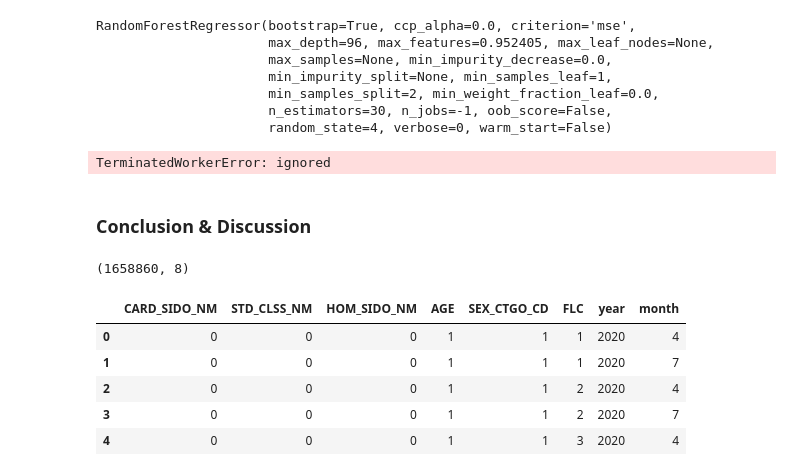
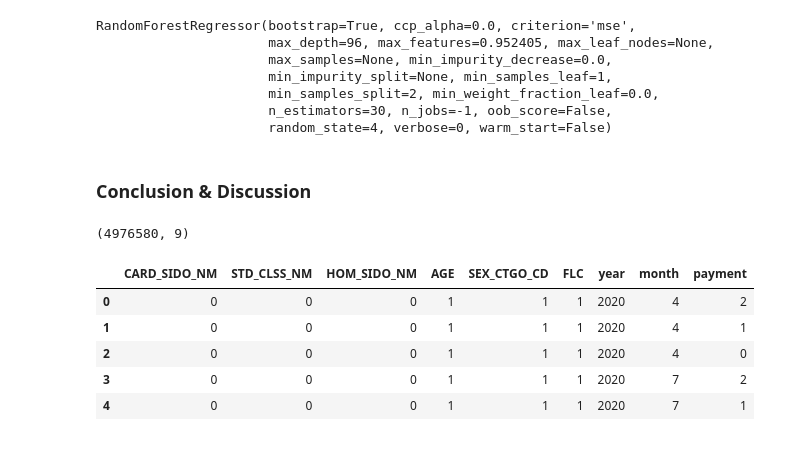
Before and after one commit to kim-bo-saeng/dacon_jeju, a Jupyter notebook: jeju_data_analysis.ipynb, the cells around one changed output. Drawn from its saved outputs; the diff is of its cells as text; code cells hidden in the pictures.

```diff
--- a/jeju_data_analysis.ipynb
+++ b/jeju_data_analysis.ipynb
@@ -40,9 +57,9 @@ row_data.tail()
 | 24697791 | 202003 | 충북 | 충주시 | 휴양콘도 운영업 | 충북 | 충주시 | 60s | 1 | ... |
 # %%
 # 소비자동향지수 데이터 추가
-customer_index = pd.read_excel('/gdrive/My Drive/data_analysis/jeju/customer_index.xls', index_col=0)
-customer_index = customer_index.T.reset_index().rename(columns = {'index' : 'REG_YYMM'})
+#customer_index = pd.read_excel('/gdrive/My Drive/data_analysis/jeju/customer_index.xls', index_col=0)
+#customer_index = customer_index.T.reset_index().rename(columns = {'index' : 'REG_YYMM'})
 
-row_data = row_data.merge(customer_index, how = 'left', on = ['REG_YYMM'])
-row_data['Consumer_sentiment_index'] = row_data['Consumer_sentiment_index'].astype(int)
-row_data.tail()
+#row_data = row_data.merge(customer_index, how = 'left', on = ['REG_YYMM'])
+#row_data['Consumer_sentiment_index'] = row_data['Consumer_sentiment_index'].astype(int)
+#row_data.tail()
@@ -83,7 +93,7 @@ data.tail()
 df = data.copy()
 df = df.drop(['CARD_CCG_NM', 'HOM_CCG_NM'], axis = 1)
 
-columns = ['CARD_SIDO_NM', 'STD_CLSS_NM', 'HOM_SIDO_NM',	'AGE',	'SEX_CTGO_CD',	'FLC',	'Consumer_sentiment_index','year',	'month']
+columns = ['CARD_SIDO_NM', 'STD_CLSS_NM', 'HOM_SIDO_NM',	'AGE',	'SEX_CTGO_CD',	'FLC', 'year',	'month']
 df = df.groupby(columns).sum().reset_index(drop=False)
 
 print(df.info())
@@ -117,0 +127,7 @@ None
+# %%
+# 결제고객수와 결제건수의 차이를 비교한 컬럼을 생성
+
+df.loc[df['CSTMR_CNT'] > df['CNT'], 'payment'] = "결제취소"
+df.loc[df['CSTMR_CNT'] == df['CNT'], 'payment'] = "일반결제"
+df.loc[df['CSTMR_CNT'] < df['CNT'], 'payment'] = "여러번결제"
+df.info()
@@ -326,43 +380,43 @@ score = mean_squared_log_error(train_num['AMT'], y_predict)
 score = np.sqrt(score)
 
 score
-# %% [output]
-TerminatedWorkerError: ignored
 # %% [markdown]
 ### Conclusion & Discussion
 # %%
 # 예측 템플릿 만들기
 CARD_SIDO_NMs = df_num['CARD_SIDO_NM'].unique()
 STD_CLSS_NMs  = df_num['STD_CLSS_NM'].unique()
 HOM_SIDO_NMs  = df_num['HOM_SIDO_NM'].unique()
 AGEs          = df_num['AGE'].unique()
 SEX_CTGO_CDs  = df_num['SEX_CTGO_CD'].unique()
 FLCs          = df_num['FLC'].unique()
+payments      = df_num['payment'].unique()
 years         = [2020]
 months        = [4, 7]
 
 temp = []
 for CARD_SIDO_NM in CARD_SIDO_NMs:
     for STD_CLSS_NM in STD_CLSS_NMs:
         for HOM_SIDO_NM in HOM_SIDO_NMs:
             for AGE in AGEs:
                 for SEX_CTGO_CD in SEX_CTGO_CDs:
                     for FLC in FLCs:
                         for year in years:
                             for month in months:
-                                temp.append([CARD_SIDO_NM, STD_CLSS_NM, HOM_SIDO_NM, AGE, SEX_CTGO_CD, FLC, year, month])
+                              for payment in payments:
+                                temp.append([CARD_SIDO_NM, STD_CLSS_NM, HOM_SIDO_NM, AGE, SEX_CTGO_CD, FLC, year, month, payment])
 temp = np.array(temp)
-temp = pd.DataFrame(data=temp, columns=['CARD_SIDO_NM', 'STD_CLSS_NM', 'HOM_SIDO_NM', 'AGE', 'SEX_CTGO_CD', 'FLC', 'year', 'month'])
+temp = pd.DataFrame(data=temp, columns=train_features.columns[:9])
 print(temp.shape)
 temp.head()
 # %% [output]
-(1658860, 8)
+(4976580, 9)
-|  | CARD_SIDO_NM | STD_CLSS_NM | HOM_SIDO_NM | AGE | SEX_CTGO_CD | FLC | year | month |
-| 0 | 0 | 0 | 0 | 1 | 1 | 1 | 2020 | 4 |
-| 1 | 0 | 0 | 0 | 1 | 1 | 1 | 2020 | 7 |
-| 2 | 0 | 0 | 0 | 1 | 1 | 2 | 2020 | 4 |
-| 3 | 0 | 0 | 0 | 1 | 1 | 2 | 2020 | 7 |
-| 4 | 0 | 0 | 0 | 1 | 1 | 3 | 2020 | 4 |
+|  | CARD_SIDO_NM | STD_CLSS_NM | HOM_SIDO_NM | AGE | SEX_CTGO_CD | FLC | year | month | payment |
+| 0 | 0 | 0 | 0 | 1 | 1 | 1 | 2020 | 4 | 2 |
+| 1 | 0 | 0 | 0 | 1 | 1 | 1 | 2020 | 4 | 1 |
+| 2 | 0 | 0 | 0 | 1 | 1 | 1 | 2020 | 4 | 0 |
+| 3 | 0 | 0 | 0 | 1 | 1 | 1 | 2020 | 7 | 2 |
+| 4 | 0 | 0 | 0 | 1 | 1 | 1 | 2020 | 7 | 1 |
 # %%
 temp.loc[temp['CARD_SIDO_NM'] == temp['HOM_SIDO_NM'], 'MY_HOME'] = 1
 temp.loc[temp['CARD_SIDO_NM'] != temp['HOM_SIDO_NM'], 'MY_HOME'] = 0
```
Also changed, not shown: parts of 16 cells of this notebook.
